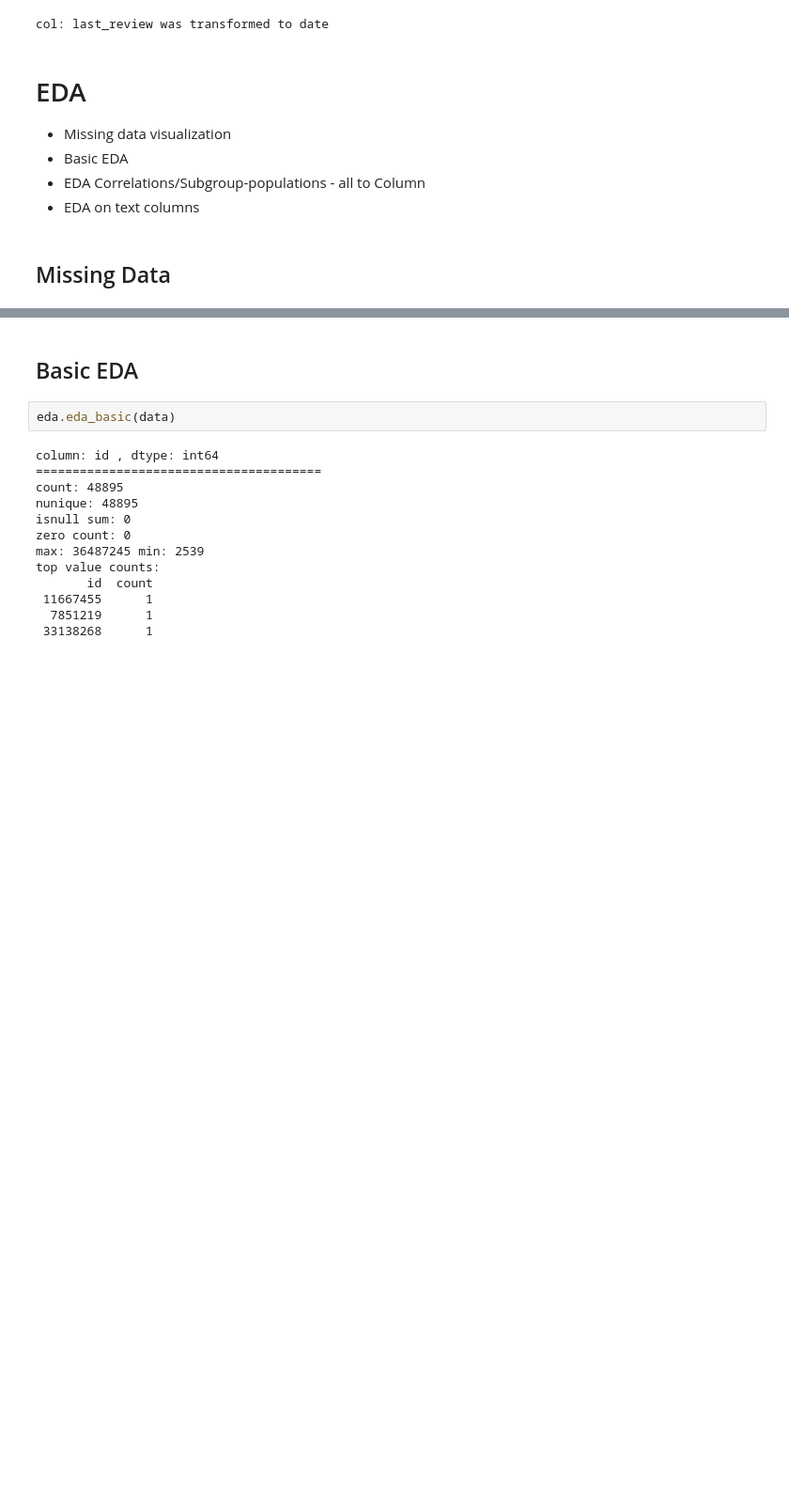
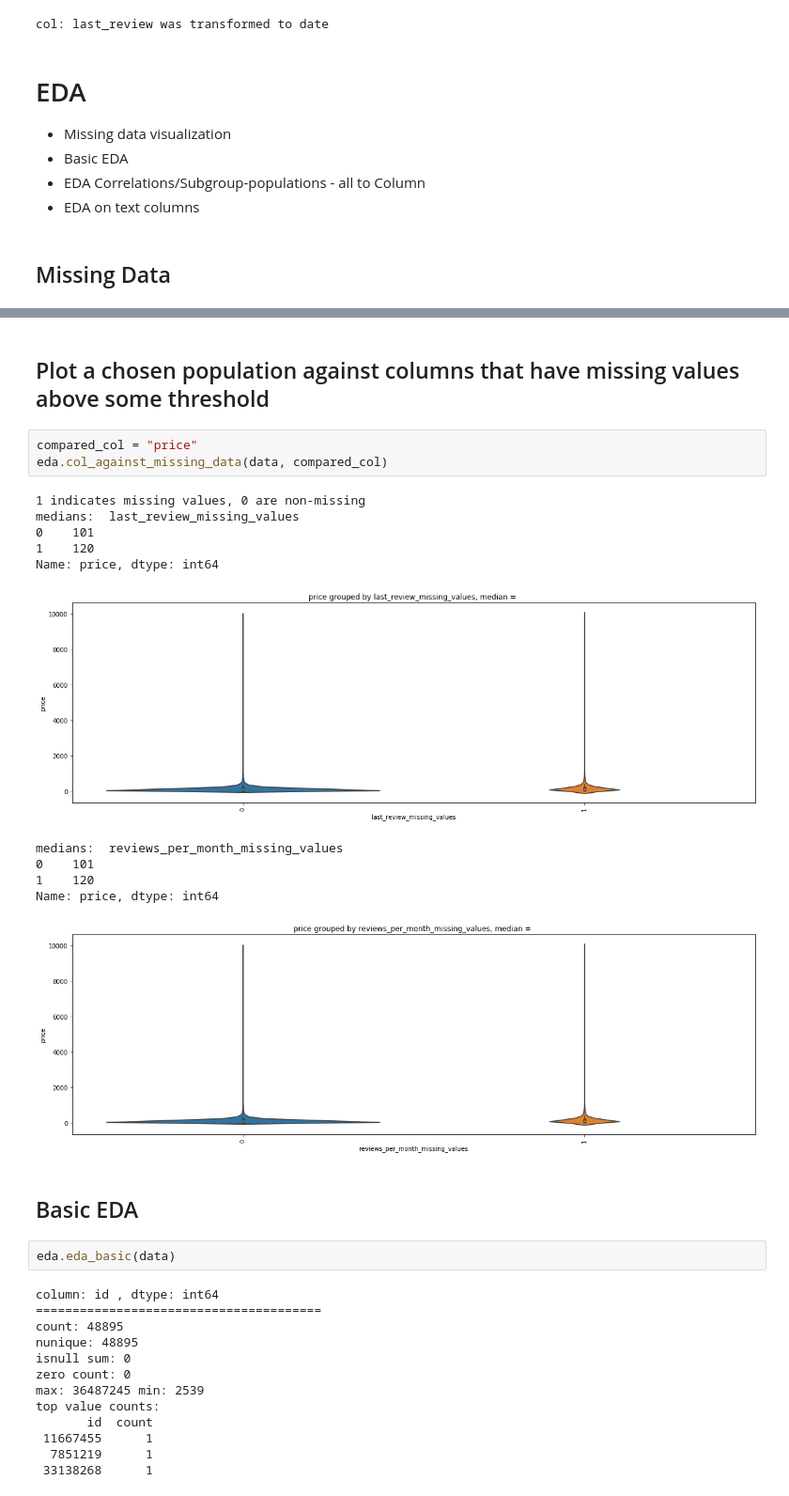
Before and after one commit to gefena/eda_utils, a Jupyter notebook: code/eda_example.ipynb, the cells around one changed output, grey strips where cells are left out. Shown at 94% size. Cells and saved outputs as stored; diff of their text form; blank space fills up the shorter version.

```diff
--- a/code/eda_example.ipynb
+++ b/code/eda_example.ipynb
@@ -78,4 +103,21 @@ None
 [figure]
+# %% [markdown]
+## Plot a chosen population against columns that have missing values above some threshold
+# %%
+compared_col = "price"
+eda.col_against_missing_data(data, compared_col)
+# %% [output]
+1 indicates missing values, 0 are non-missing
+medians:  last_review_missing_values
+0    101
+1    120
+Name: price, dtype: int64
+[figure, added]
+medians:  reviews_per_month_missing_values
+0    101
+1    120
+Name: price, dtype: int64
+[figure, added]
 # %% [markdown]
 ## Basic EDA
 # %%
```
Also changed, not shown: parts of 5 cells of this notebook, 1 other file.
